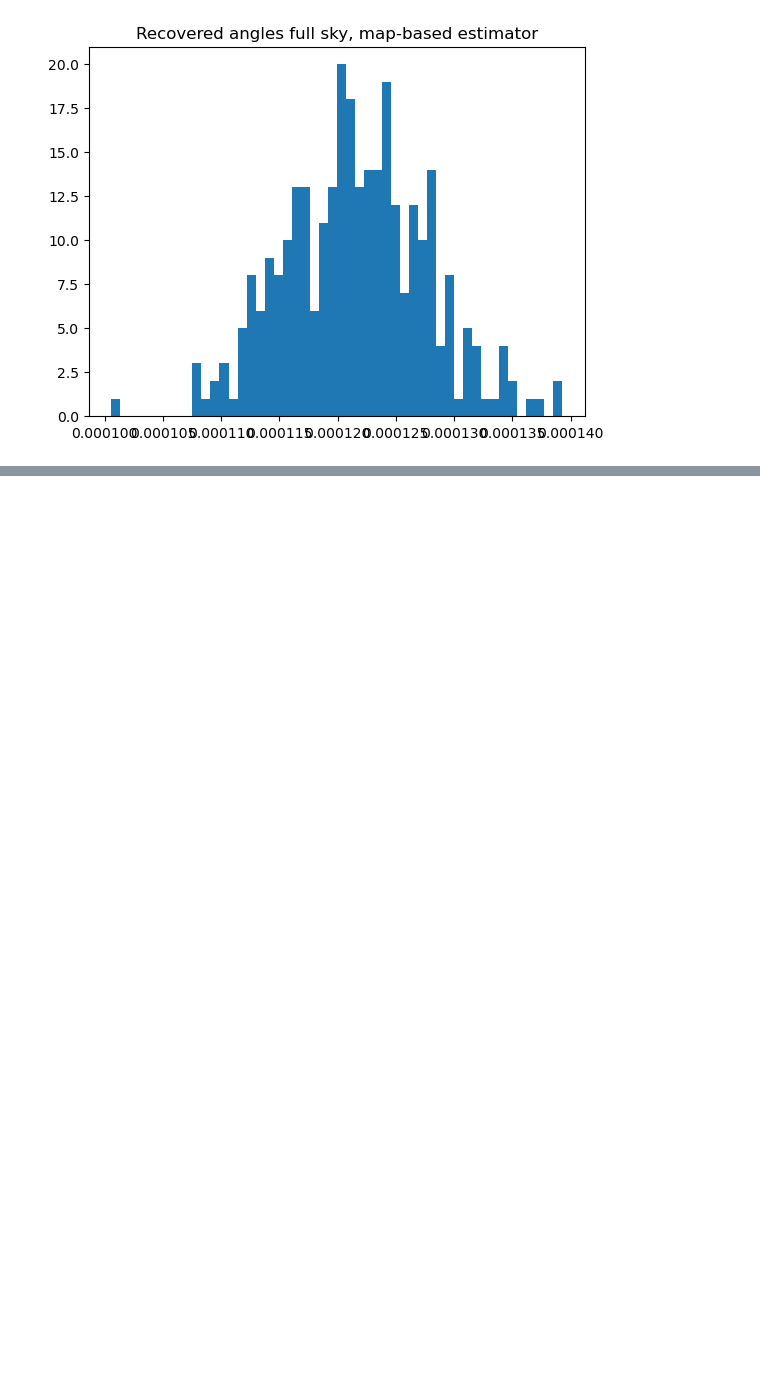
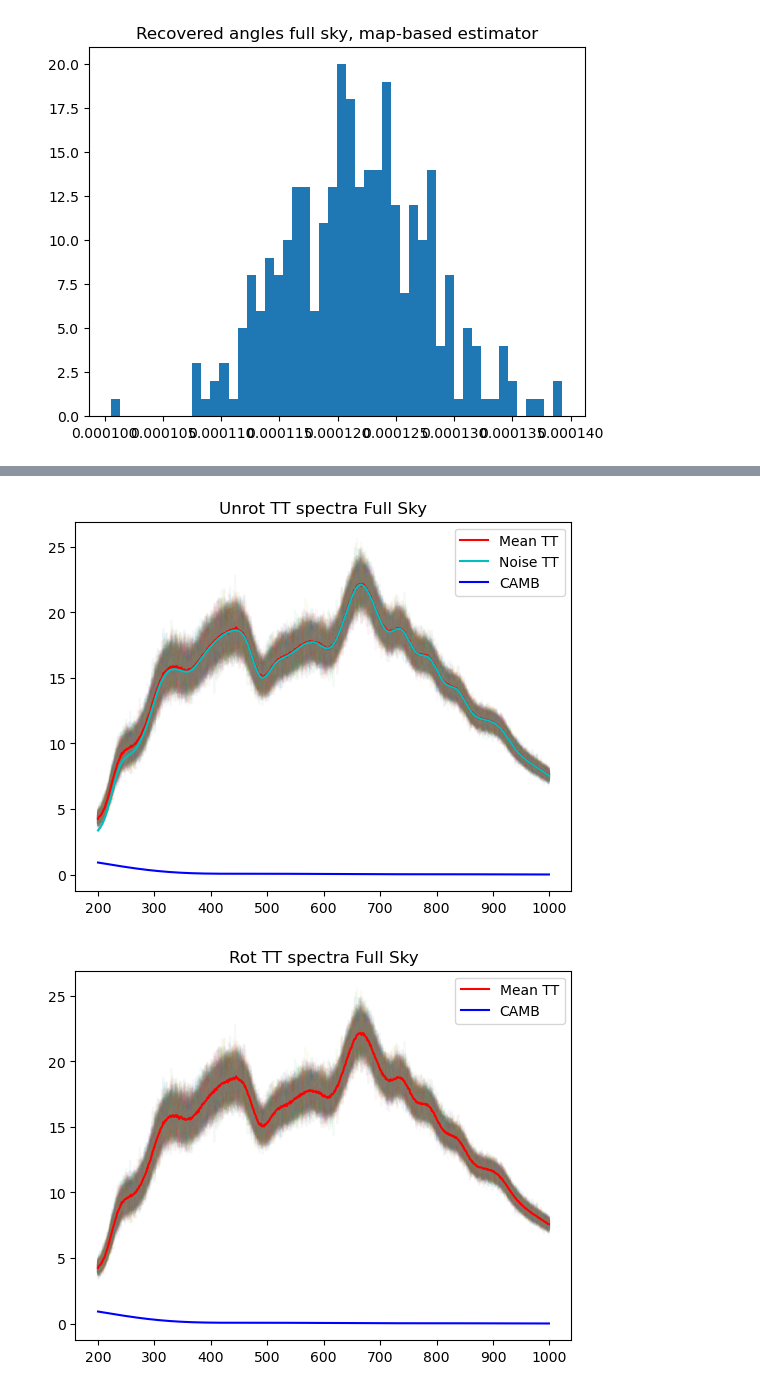
Before and after one commit to zhuber21/act-axion-analysis, a Jupyter notebook: notebooks/healpy_only_mask_test_10_20240416.ipynb, the cells around one changed output, grey strips where cells are left out. Drawn from its saved outputs; the diff is of its cells as text; code cells hidden in the pictures; blank space fills up the shorter version.

```diff
--- a/notebooks/healpy_only_mask_test_10_20240416.ipynb
+++ b/notebooks/healpy_only_mask_test_10_20240416.ipynb
@@ -444,0 +499,50 @@ plt.close()
+# %%
+# Plotting all of the TT spectra
+mean_TT = np.mean(output_spectra[:,6],axis=0)
+mean_TT_rot = np.mean(output_spectra[:,0],axis=0)
+mean_TT_cross12 = np.mean(output_spectra[:,12],axis=0)
+mean_TT_cross21 = np.mean(output_spectra[:,18],axis=0)
+
+for i in range(len(output_spectra)):
+    plt.plot(ell_hp,output_spectra[i][6],alpha=0.05)
+plt.title("Unrot TT spectra Full Sky")
+plt.plot(ell_hp,mean_TT,'r',label='Mean TT')
+plt.plot(ell[min_ell:max_ell],noise_TT[min_ell:max_ell],'c',label='Noise TT')
+plt.plot(ell[min_ell:max_ell],ClTT[min_ell:max_ell],'b',label='CAMB')
+#plt.ylim([-0.0005, 0.0005])
+plt.legend()
+plt.show()
+plt.close()
+
+for i in range(len(output_spectra)):
+    plt.plot(ell_hp,output_spectra[i][0],alpha=0.05)
+plt.title("Rot TT spectra Full Sky")
+plt.plot(ell_hp,mean_TT_rot,'r',label='Mean TT')
+plt.plot(ell[min_ell:max_ell],ClTT[min_ell:max_ell],'b',label='CAMB')
+#plt.ylim([-0.0005, 0.0005])
+plt.legend()
+plt.show()
+plt.close()
+
+for i in range(len(output_spectra)):
+    plt.plot(ell_hp,output_spectra[i][12],alpha=0.05)
+plt.title("Cross12 TT spectra Full Sky")
+plt.plot(ell_hp,mean_TT_cross12,'r',label='Mean TT')
+plt.plot(ell[min_ell:max_ell],ClTT[min_ell:max_ell],'b',label='CAMB')
+#plt.ylim([-0.0005, 0.0005])
+plt.legend()
+plt.show()
+plt.close()
+
+for i in range(len(output_spectra)):
+    plt.plot(ell_hp,output_spectra[i][18],alpha=0.05)
+plt.title("Cross21 TT spectra Full Sky")
+plt.plot(ell_hp,mean_TT_cross21,'r',label='Mean TT')
+plt.plot(ell[min_ell:max_ell],ClTT[min_ell:max_ell],'b',label='CAMB')
+#plt.ylim([-0.0005, 0.0005])
+plt.legend()
+plt.show()
+plt.close()
+# %% [output]
+[figure, added]
+[figure, added]
```
Also changed, not shown: parts of 6 cells of this notebook.
